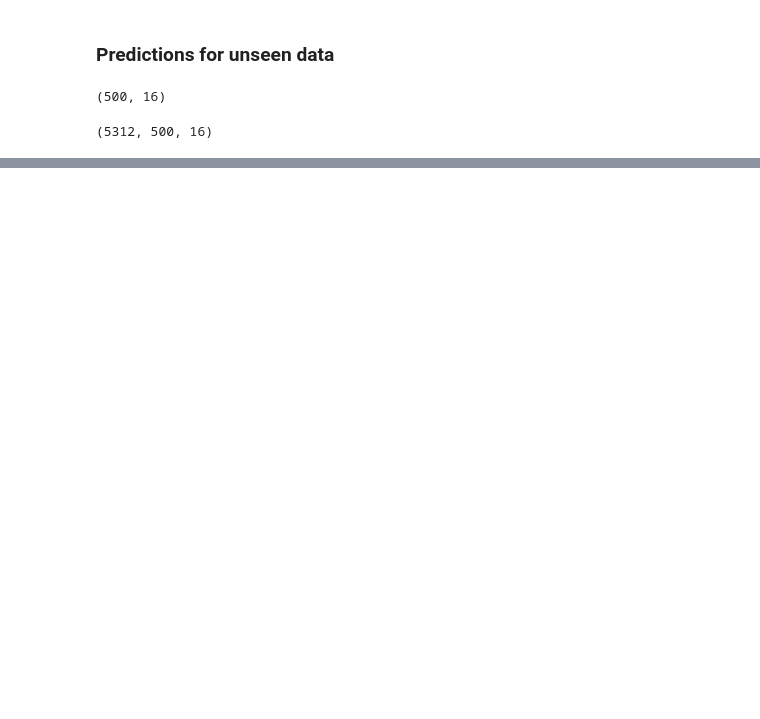
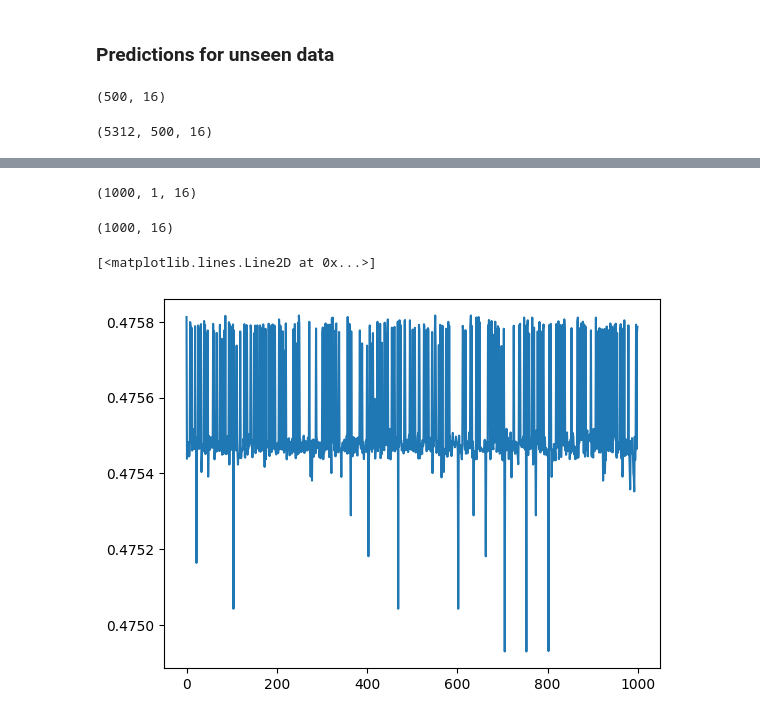
Before and after one commit to mattwagon/oil_production_prediction, a Jupyter notebook: notebooks/eduardo - rnn-model.ipynb, the cells around one changed output, grey strips where cells are left out. Cells and saved outputs as stored; diff of their text form; code cells hidden in the pictures; blank space fills up the shorter version.

Commit message:
Did pull off 16 target prediction

```diff
--- a/notebooks/eduardo - rnn-model.ipynb
+++ b/notebooks/eduardo - rnn-model.ipynb
@@ -2180,0 +2254,3 @@ array([[ 9565.49 ],
+# %%
+y_pred_10 = model_10.predict(X_test)
+y_pred_10.shape
@@ -2180,0 +2260,15 @@ array([[ 9565.49 ],
+# %%
+y_test.shape
+# %% [output]
+(1000, 1, 16)
+# %%
+y_test2 = y_test.reshape(y_test.shape[0], -1)
+y_test2.shape
+# %% [output]
+(1000, 16)
+# %%
+def to_dataframe(array_2d):
+    array_2d = pd.DataFrame(array_2d, columns= df_train.drop(columns=['Date']).columns)
+    return array_2d['Qoil MPFM']
+# %%
+y_pred_10_df = to_dataframe(y_pred_10)
@@ -2180,0 +2277,5 @@ array([[ 9565.49 ],
+# %%
+plt.plot(y_pred_10_df)
+# %% [output]
+[<matplotlib.lines.Line2D at 0x...>]
+[figure, added]
```
Also changed, not shown: parts of 49 cells of this notebook.
